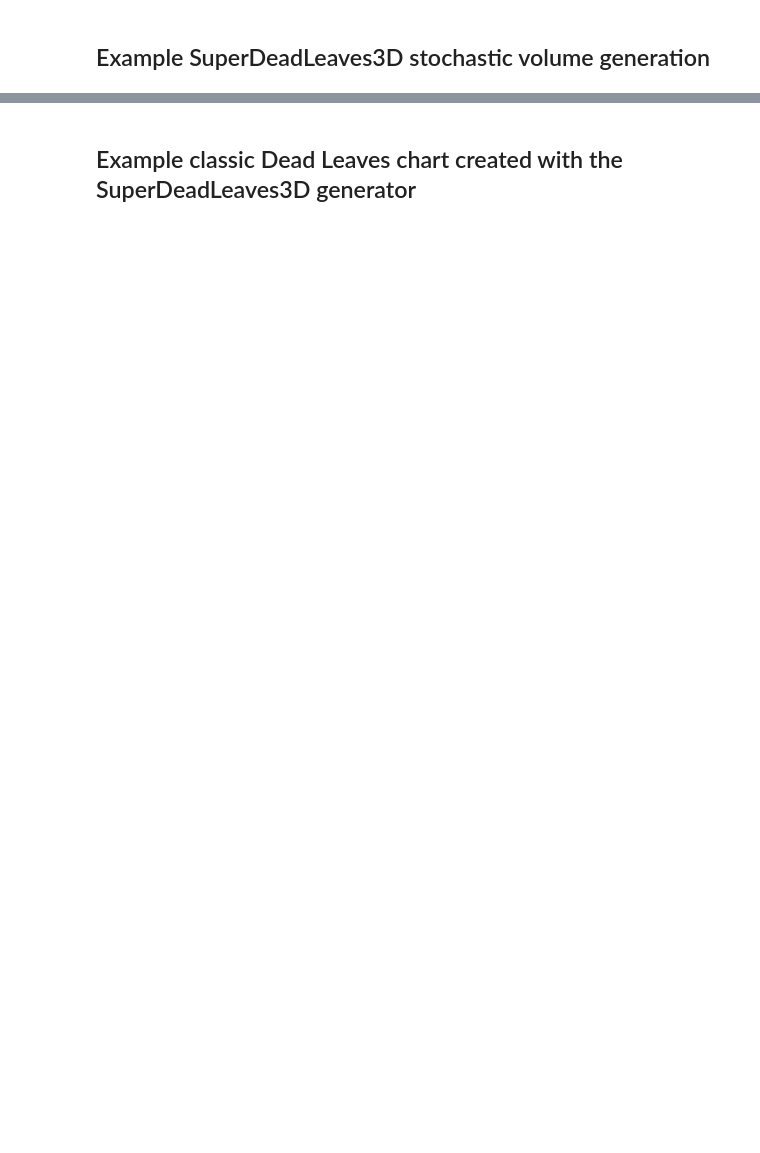
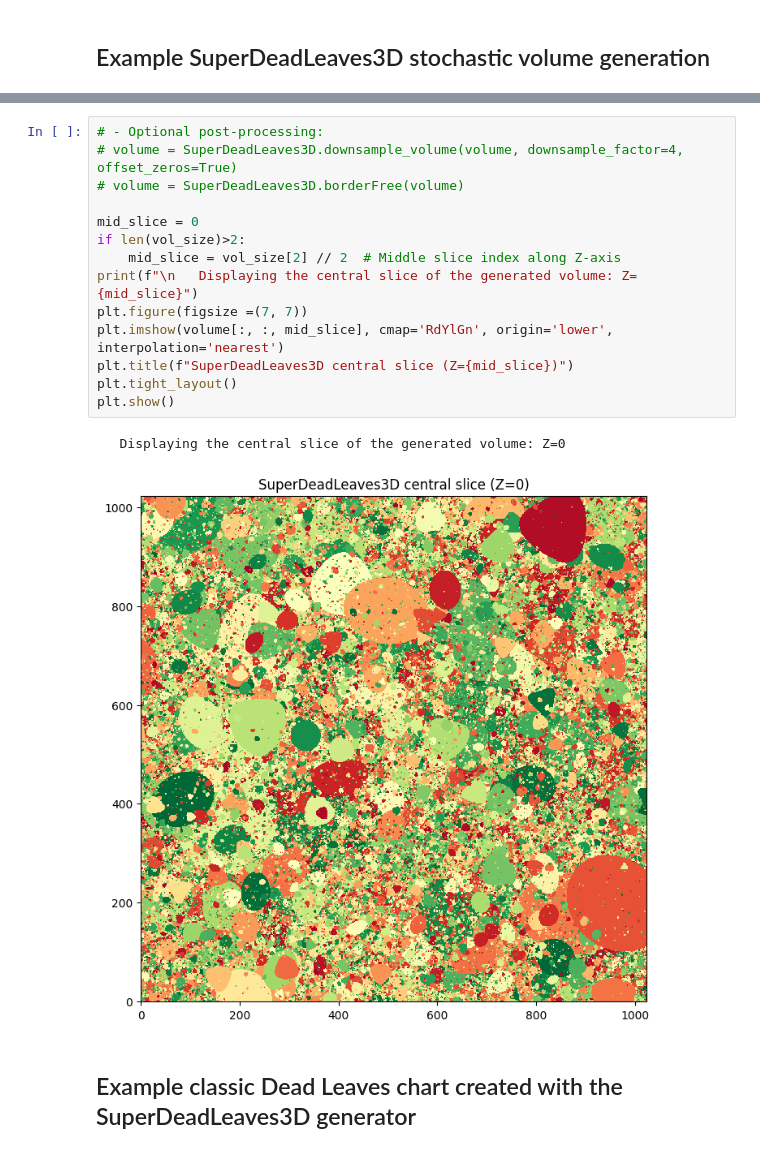
Before and after one commit to DIDSR/SuperDeadLeaves, a Jupyter notebook: SuperDeadLeaves3D.ipynb, the cells around one changed output, grey strips where cells are left out. Drawn from its saved outputs; the diff is of its cells as text; blank space fills up the shorter version.

```diff
--- a/SuperDeadLeaves3D.ipynb
+++ b/SuperDeadLeaves3D.ipynb
@@ -173,3 +234,20 @@ print( f"     Estimated min, max and mean radii = {np.ravel(SDL3D_tmp.estimate_s
+# %%
+# - Optional post-processing:
+# volume = SuperDeadLeaves3D.downsample_volume(volume, downsample_factor=4, offset_zeros=True)
+# volume = SuperDeadLeaves3D.borderFree(volume)
+
+mid_slice = 0
+if len(vol_size)>2:
+    mid_slice = vol_size[2] // 2  # Middle slice index along Z-axis
+print(f"\n   Displaying the central slice of the generated volume: Z={mid_slice}")
+plt.figure(figsize =(7, 7))
+plt.imshow(volume[:, :, mid_slice], cmap='RdYlGn', origin='lower', interpolation='nearest')
+plt.title(f"SuperDeadLeaves3D central slice (Z={mid_slice})")
+plt.tight_layout()
+plt.show()
+# %% [output]
+   Displaying the central slice of the generated volume: Z=0
+[figure, added]
 # %% [markdown]
 ## Example classic Dead Leaves chart created with the SuperDeadLeaves3D generator
 # %%
```
Also changed, not shown: parts of 12 cells of this notebook, 1 other file.
